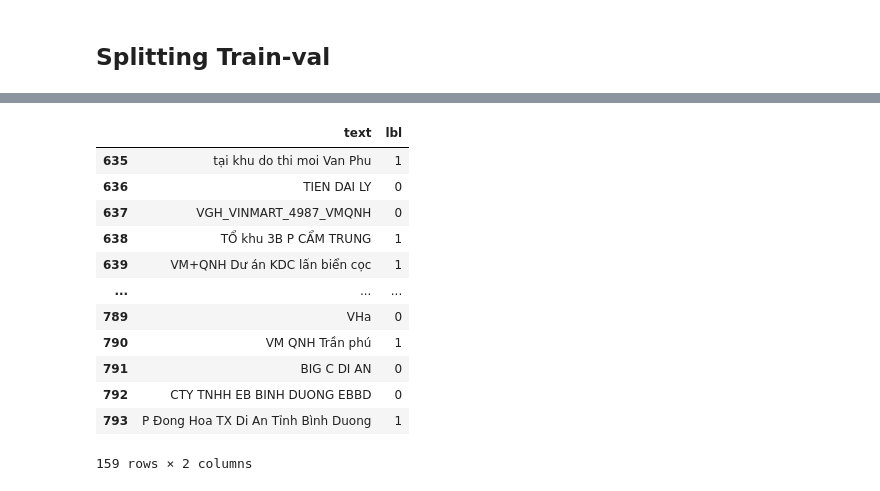
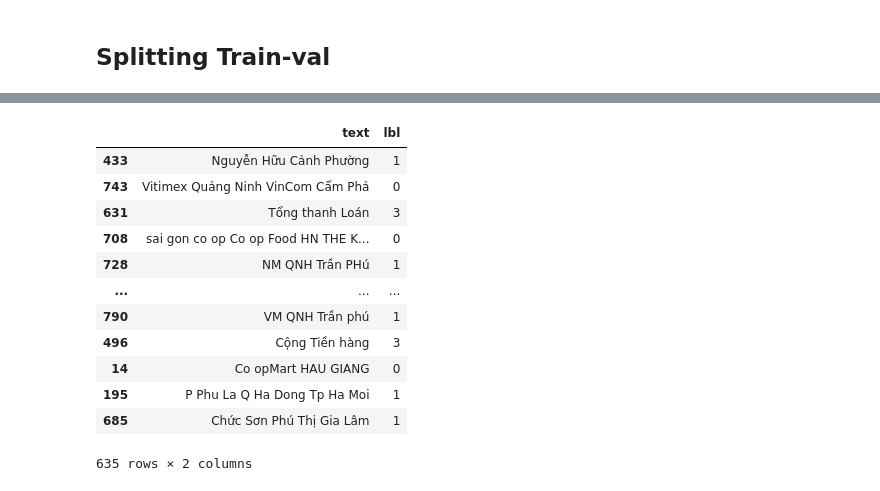
Before and after one commit to kaylode/vietnamese-ocr-toolbox, a Jupyter notebook: retrieval/text_classification/notebooks/split.ipynb, the cells around one changed output, grey strips where cells are left out. Saved outputs shown, nothing was run; the diff lists cells and outputs as text; code cells hidden in the pictures.

Commit message:
update stratify data

```diff
--- a/retrieval/text_classification/notebooks/split.ipynb
+++ b/retrieval/text_classification/notebooks/split.ipynb
@@ -86,16 +44,25 @@ train
-# %%
-val
-# %% [output]
-|  | text | lbl |
-| 635 | tại khu do thi moi Van Phu | 1 |
-| 636 | TIEN DAI LY | 0 |
-| 637 | VGH_VINMART_4987_VMQNH | 0 |
-| 638 | TỔ khu 3B P CẨM TRUNG | 1 |
-| 639 | VM+QNH Dư án KDC lấn biển cọc | 1 |
-| ... | ... | ... |
-| 789 | VHa | 0 |
-| 790 | VM QNH Trần phú | 1 |
-| 791 | BIG C DI AN | 0 |
-| 792 | CTY TNHH EB BINH DUONG EBBD | 0 |
-| 793 | P Đong Hoa TX Di An Tỉnh Bình Duong | 1 |
-159 rows × 2 columns
+# %%
+from sklearn.model_selection import train_test_split
+
+x = df['text']
+y = df['lbl']
+x_train, x_val, y_train, y_val = train_test_split(x,y,test_size=0.2)
+# %%
+train_df = pd.DataFrame()
+train_df['text'] = x_train
+train_df['lbl'] = y_train
+train_df
+# %% [output]
+|  | text | lbl |
+| 433 | Nguyễn Hữu Cảnh Phường | 1 |
+| 743 | Vitimex Quảng Ninh VinCom Cẩm Phả | 0 |
+| 631 | Tổng thanh Loán | 3 |
+| 708 | sai gon co op Co op Food HN THE K... | 0 |
+| 728 | NM QNH Trần PHú | 1 |
+| ... | ... | ... |
+| 790 | VM QNH Trần phú | 1 |
+| 496 | Cộng Tiền hàng | 3 |
+| 14 | Co opMart HAU GIANG | 0 |
+| 195 | P Phu La Q Ha Dong Tp Ha Moi | 1 |
+| 685 | Chức Sơn Phú Thị Gia Lâm | 1 |
+635 rows × 2 columns
```
Also changed, not shown: parts of 6 cells of this notebook, 3 other files.
